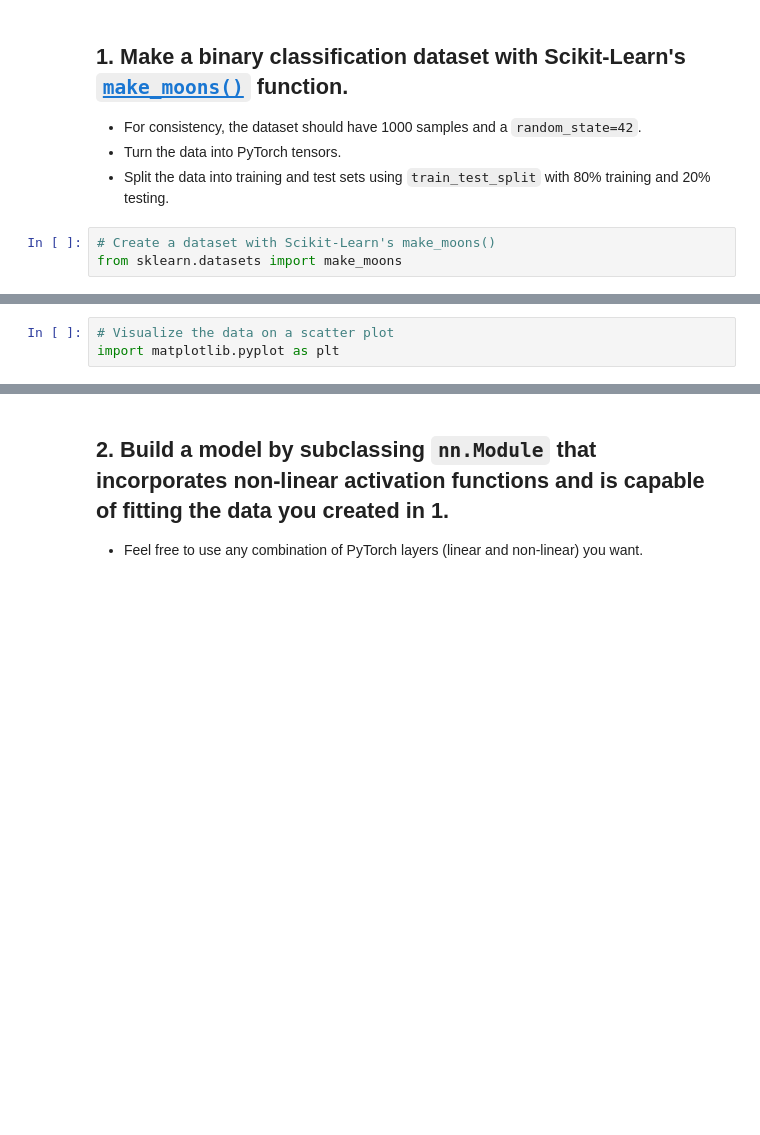
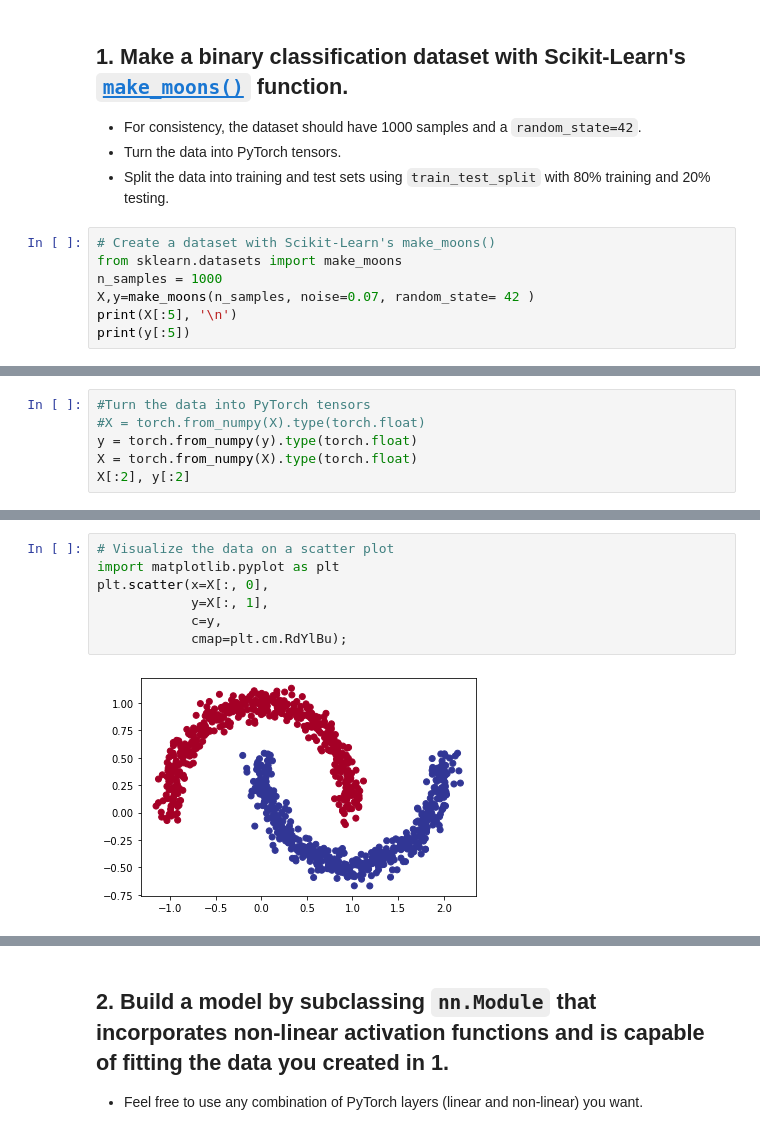
Before and after one commit to pascale25/Deep_learning, a Jupyter notebook: extras/exercises/02_pytorch_classification_exercises.ipynb, the cells around one changed output, grey strips where cells are left out. Drawn from its saved outputs; the diff is of its cells as text; blank space fills up the shorter version.

```diff
--- a/extras/exercises/02_pytorch_classification_exercises.ipynb
+++ b/extras/exercises/02_pytorch_classification_exercises.ipynb
@@ -31,3 +34,7 @@ RANDOM_SEED = 42
 # %%
 # Create a dataset with Scikit-Learn's make_moons()
 from sklearn.datasets import make_moons
+n_samples = 1000
+X,y=make_moons(n_samples, noise=0.07, random_state= 42 )
+print(X[:5], '\n')
+print(y[:5])
@@ -33,0 +53,6 @@ from sklearn.datasets import make_moons
+# %%
+#Turn the data into PyTorch tensors
+#X = torch.from_numpy(X).type(torch.float)
+y = torch.from_numpy(y).type(torch.float)
+X = torch.from_numpy(X).type(torch.float)
+X[:2], y[:2]
@@ -37,6 +72,12 @@ import pandas as pd
 # %%
 # Visualize the data on a scatter plot
 import matplotlib.pyplot as plt
+plt.scatter(x=X[:, 0],
+            y=X[:, 1],
+            c=y,
+            cmap=plt.cm.RdYlBu);
+# %% [output]
+[figure, added]
 # %%
 # Turn data into tensors of dtype float
 
```
Also changed, not shown: parts of 16 cells of this notebook.
